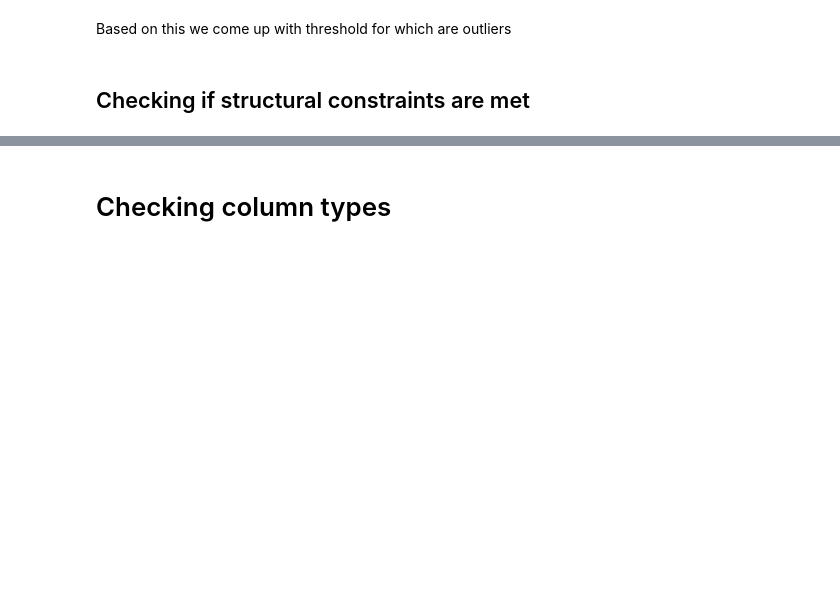
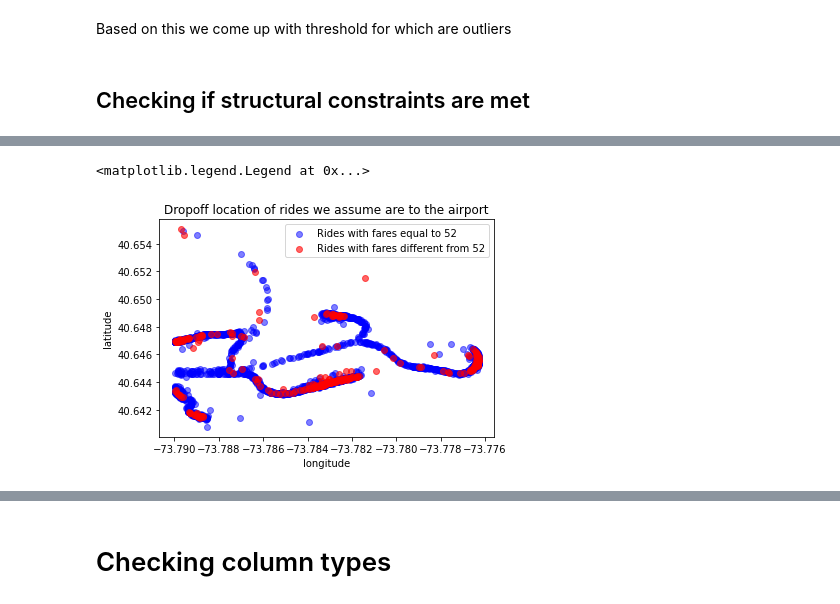
Before and after one commit to MichalKrzyzanski2002/Foundations-Data-Science-Project, a Jupyter notebook: Cleaning.ipynb, the cells around one changed output, grey strips where cells are left out. Drawn from its saved outputs; the diff is of its cells as text; code cells hidden in the pictures; blank space fills up the shorter version.

```diff
--- a/Cleaning.ipynb
+++ b/Cleaning.ipynb
@@ -420,5 +421,5 @@ First I created a large rectangle with the coordinates which for sure includes a
 # %%
-pickup_mask = (data["pickup_longitude"] > -73.79) &  (data["pickup_longitude"] < -73.76 ) &  (data["pickup_latitude"] > 40.5 ) &  (data["pickup_latitude"] <40.7  )
+pickup_mask = (data["pickup_longitude"] > -73.79) &  (data["pickup_longitude"] < -73.76 ) &  (data["pickup_latitude"] > 40.6 ) &  (data["pickup_latitude"] <40.66  )
 airport_pickup = data.loc[(data["fare_amount"] == 52) & (pickup_mask)]
 
 JFK_min_long = min(airport_pickup["pickup_longitude"])
@@ -426,8 +427,12 @@ JFK_max_long = max(airport_pickup["pickup_longitude"])
 JFK_min_lat = min(airport_pickup["pickup_latitude"])
 JFK_max_lat = max(airport_pickup["pickup_latitude"])
 
-airport_pickup_dropoff_mask =  ((data["pickup_longitude"] > JFK_min_long) & (data["pickup_longitude"] < JFK_max_long) &  (data["pickup_latitude"] > JFK_min_lat ) &  (data["pickup_latitude"] <JFK_max_lat)) |(data["dropoff_longitude"] > JFK_min_long) & (data["dropoff_longitude"] < JFK_max_long) &  (data["dropoff_latitude"] > JFK_min_lat ) &  (data["dropoff_latitude"] <JFK_max_lat)
-airport_pickup_mask =  (data["pickup_longitude"] > JFK_min_long) & (data["pickup_longitude"] < JFK_max_long) &  (data["pickup_latitude"] > JFK_min_lat )
-airport_dropoff_mask = (data["dropoff_longitude"] > JFK_min_long) & (data["dropoff_longitude"] < JFK_max_long) &  (data["dropoff_latitude"] > JFK_min_lat ) &  (data["dropoff_latitude"] <JFK_max_lat)
-data.loc[ (data["fare_amount"] == 52) & (pickup_mask)]
+airport_pickup_dropoff_mask =  ((data["pickup_longitude"] >= JFK_min_long) & (data["pickup_longitude"] <= JFK_max_long) &  (data["pickup_latitude"] >= JFK_min_lat ) &  (data["pickup_latitude"] <= JFK_max_lat)) |(data["dropoff_longitude"] > JFK_min_long) & (data["dropoff_longitude"] < JFK_max_long) &  (data["dropoff_latitude"] > JFK_min_lat ) &  (data["dropoff_latitude"] <JFK_max_lat)
+airport_pickup_mask =  (data["pickup_longitude"] >= JFK_min_long) & (data["pickup_longitude"] <= JFK_max_long) &  (data["pickup_latitude"] >= JFK_min_lat )  &  (data["pickup_latitude"] <= JFK_max_lat)
+airport_dropoff_mask = (data["dropoff_longitude"] >= JFK_min_long) & (data["dropoff_longitude"] <= JFK_max_long) &  (data["dropoff_latitude"] >= JFK_min_lat ) &  (data["dropoff_latitude"] <= JFK_max_lat)
+
+#Rides to and from the airport
+data.loc[ (data["fare_amount"] == 52) & airport_pickup_dropoff_mask]
+
+JFK_max_lat, JFK_min_lat, JFK_max_long, JFK_min_long
 # %% [output]
@@ -497,0 +444,10 @@ data.loc[(data["fare_amount"] == 52) & (airport_pickup_dropoff_mask) & (data["le
+# %%
+plt.scatter(data.loc[(data["fare_amount"] == 52) & (airport_dropoff_mask)]['dropoff_longitude'],data.loc[(data["fare_amount"] == 52) & (airport_dropoff_mask)]['dropoff_latitude'], color = 'blue', label = "Rides with fares equal to 52", alpha = 0.5)
+plt.scatter(data.loc[(data["fare_amount"] != 52) & (airport_dropoff_mask)]['dropoff_longitude'],data.loc[(data["fare_amount"] != 52) & (airport_dropoff_mask)]['dropoff_latitude'], color = 'red', label = "Rides with fares different from 52", alpha = 0.6)
+plt.xlabel('longitude')
+plt.ylabel('latitude')
+plt.title('Dropoff location of rides we assume are to the airport')
+plt.legend()
+# %% [output]
+<matplotlib.legend.Legend at 0x...>
+[figure, added]
```
Also changed, not shown: parts of 35 cells of this notebook.
